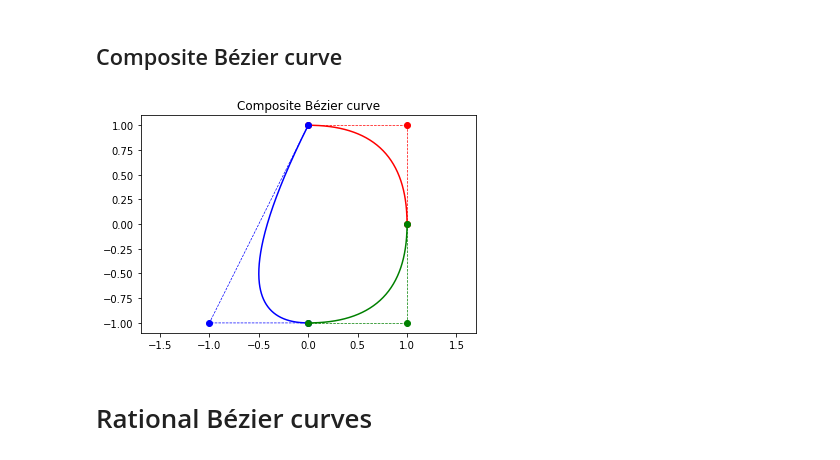
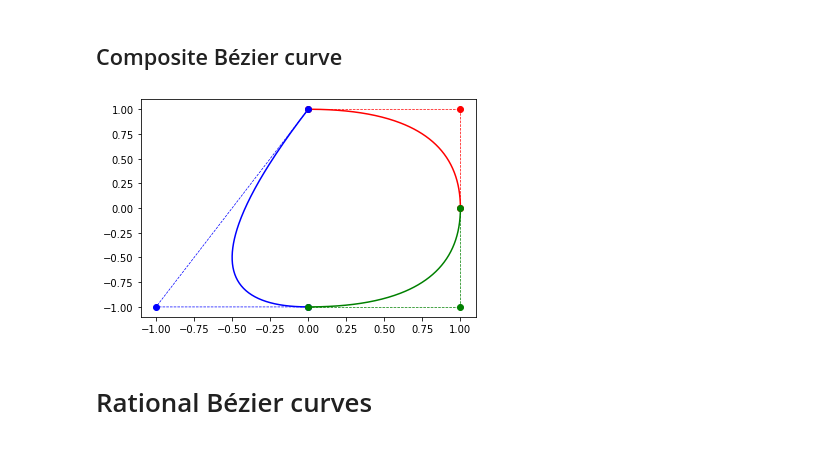
Before and after one commit to ratnania/MA5938, a Jupyter notebook: cad/Bezier_curves.ipynb, the cells around one changed output. Saved outputs shown, nothing was run; the diff lists cells and outputs as text; code cells hidden in the pictures.

```diff
--- a/cad/Bezier_curves.ipynb
+++ b/cad/Bezier_curves.ipynb
@@ -250,36 +250,36 @@ def plot_composite_bezier_curve():
 
     # ...
     P = np.zeros((3, 2))
     P[:, 0] = [0., -1., 0.]
     P[:, 1] = [1., -1., -1.]
 
     Q = np.zeros((nt, 2))
     for i,t in enumerate(ts):
         Q[i,:] = point_on_bezier_curve(P,t)
 
     plt.plot(Q[:,0], Q[:,1], '-b')
     plt.plot(P[:,0], P[:,1], '--ob', linewidth=0.7)
     # ...
 
     # ...
     P = np.zeros((3, 2))
     P[:, 0] = [1., 1., 0.]
     P[:, 1] = [0., -1., -1.]
 
     Q = np.zeros((nt, 2))
     for i,t in enumerate(ts):
         Q[i,:] = point_on_bezier_curve(P,t)
 
     plt.plot(Q[:,0], Q[:,1], '-g')
     plt.plot(P[:,0], P[:,1], '--og', linewidth=0.7)
     # ...
 
-    plt.axis('equal')
-    plt.title('Composite Bézier curve')
+    #plt.axis('equal')
+    #plt.title('Composite Bézier curve')
 
 plot_composite_bezier_curve()
 # %% [output]
-[figure, old version]
+[figure, new version]
 # %% [markdown]
 # Rational Bézier curves
 # %% [markdown]
```
Also changed, not shown: parts of 6 cells of this notebook, 1 other file.
